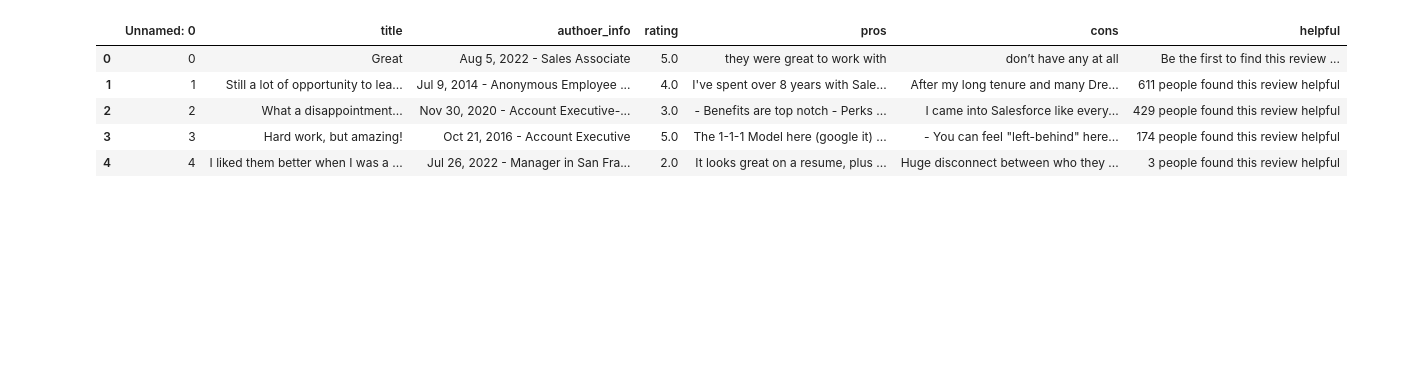
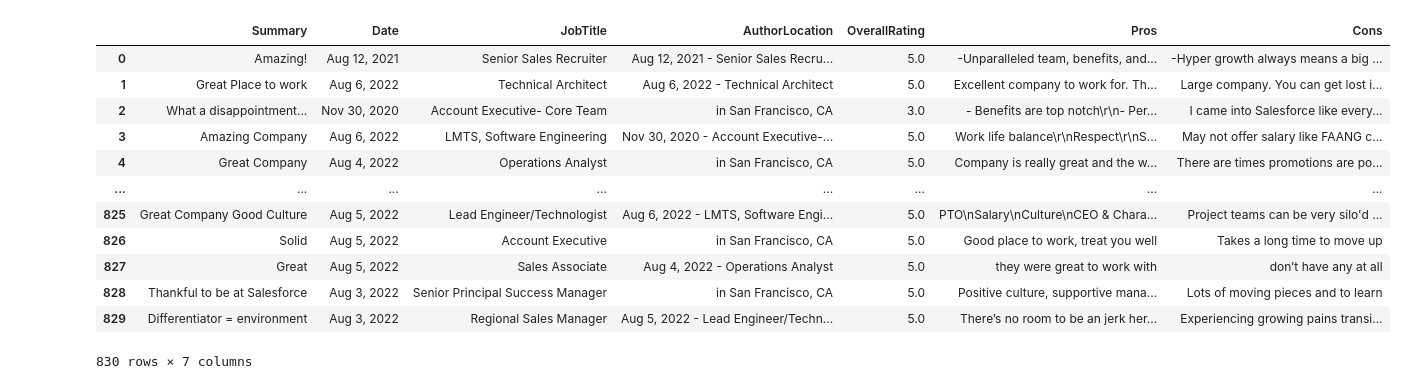
Before and after one commit to hitomi1104/sf_employee_review, a Jupyter notebook: webscraping.ipynb, the cells around one changed output. Drawn from its saved outputs; the diff is of its cells as text; code cells hidden in the pictures; blank space fills up the shorter version.

```diff
--- a/webscraping.ipynb
+++ b/webscraping.ipynb
@@ -125 +86,48 @@ df
+# %%
+#paste/replace the url to the first page of the company's Glassdoor review in between the ""
+input_url="https://www.glassdoor.com/Reviews/Salesforce-Reviews-E11159.htm?filter.iso3Language=eng"
+
+#scraping the first page content
+hdr = {'User-Agent': 'Mozilla/5.0'}
+req = Request(input_url+str(1)+".htm?sort.sortType=RD&sort.ascending=false",headers=hdr)
+page = urlopen(req)
+soup = BeautifulSoup(page, "html.parser")
+
+#check the total number of reviews
+countReviews = soup.find('div', {'data-test':'pagination-footer-text'}).text
+countReviews = float(countReviews.split(' Reviews')[0].split('of ')[1].replace(',',''))
+
+#calculate the max number of pages (assuming 10 reviews a page)
+countPages = math.ceil(countReviews/10)
+countPages
+
+#I'm setting the max pages to scrape to 3 here to save time
+# maxPage = 3 + 1
+maxPage = 1770 + 1
+#uncomment the line below to set the max page to scrape (based on total number of reviews)
+#maxPage = countPages + 1
+
+#scraping multiple pages of company glassdoor review
+output = review_scraper(input_url+str(1)+".htm?sort.sortType=RD&sort.ascending=false")
+for x in range(1672,maxPage):
+    url = input_url+"_P"+str(x)+".htm?sort.sortType=RD&sort.ascending=false"
+    output = output.append(review_scraper(url), ignore_index=True)
+    time.sleep(2)
+
+#display the output
+display(output)
+# %% [output]
+|  | Summary | Date | JobTitle | AuthorLocation | OverallRating | Pros | Cons |
+| 0 | Amazing! | Aug 12, 2021 | Senior Sales Recruiter | Aug 12, 2021 - Senior Sales Recru... | 5.0 | -Unparalleled team, benefits, and... | -Hyper growth always means a big ... |
+| 1 | Great Place to work | Aug 6, 2022 | Technical Architect | Aug 6, 2022 - Technical Architect | 5.0 | Excellent company to work for. Th... | Large company. You can get lost i... |
+| 2 | What a disappointment... | Nov 30, 2020 | Account Executive- Core Team | in San Francisco, CA | 3.0 | - Benefits are top notch\r\n- Per... | I came into Salesforce like every... |
+| 3 | Amazing Company | Aug 6, 2022 | LMTS, Software Engineering | Nov 30, 2020 - Account Executive-... | 5.0 | Work life balance\r\nRespect\r\nS... | May not offer salary like FAANG c... |
+| 4 | Great Company | Aug 4, 2022 | Operations Analyst | in San Francisco, CA | 5.0 | Company is really great and the w... | There are times promotions are po... |
+| ... | ... | ... | ... | ... | ... | ... | ... |
+| 825 | Great Company Good Culture | Aug 5, 2022 | Lead Engineer/Technologist | Aug 6, 2022 - LMTS, Software Engi... | 5.0 | PTO\nSalary\nCulture\nCEO & Chara... | Project teams can be very silo'd ... |
+| 826 | Solid | Aug 5, 2022 | Account Executive | in San Francisco, CA | 5.0 | Good place to work, treat you well | Takes a long time to move up |
+| 827 | Great | Aug 5, 2022 | Sales Associate | Aug 4, 2022 - Operations Analyst | 5.0 | they were great to work with | don’t have any at all |
+| 828 | Thankful to be at Salesforce | Aug 3, 2022 | Senior Principal Success Manager | in San Francisco, CA | 5.0 | Positive culture, supportive mana... | Lots of moving pieces and to learn |
+| 829 | Differentiator = environment | Aug 3, 2022 | Regional Sales Manager | Aug 5, 2022 - Lead Engineer/Techn... | 5.0 | There’s no room to be an jerk her... | Experiencing growing pains transi... |
+830 rows × 7 columns
 # %%
@@ -129,9 +134,0 @@ df = pd.read_csv('test.csv')
-# %%
-df.head()
-# %% [output]
-|  | Unnamed: 0 | title | authoer_info | rating | pros | cons | helpful |
-| 0 | 0 | Great | Aug 5, 2022 - Sales Associate | 5.0 | they were great to work with | don’t have any at all | Be the first to find this review ... |
-| 1 | 1 | Still a lot of opportunity to lea... | Jul 9, 2014 - Anonymous Employee ... | 4.0 | I've spent over 8 years with Sale... | After my long tenure and many Dre... | 611 people found this review helpful |
-| 2 | 2 | What a disappointment... | Nov 30, 2020 - Account Executive-... | 3.0 | - Benefits are top notch - Perks ... | I came into Salesforce like every... | 429 people found this review helpful |
-| 3 | 3 | Hard work, but amazing! | Oct 21, 2016 - Account Executive | 5.0 | The 1-1-1 Model here (google it) ... | - You can feel "left-behind" here... | 174 people found this review helpful |
-| 4 | 4 | I liked them better when I was a ... | Jul 26, 2022 - Manager in San Fra... | 2.0 | It looks great on a resume, plus ... | Huge disconnect between who they ... | 3 people found this review helpful |
```
Also changed, not shown: parts of 15 cells of this notebook, 2 other files.
